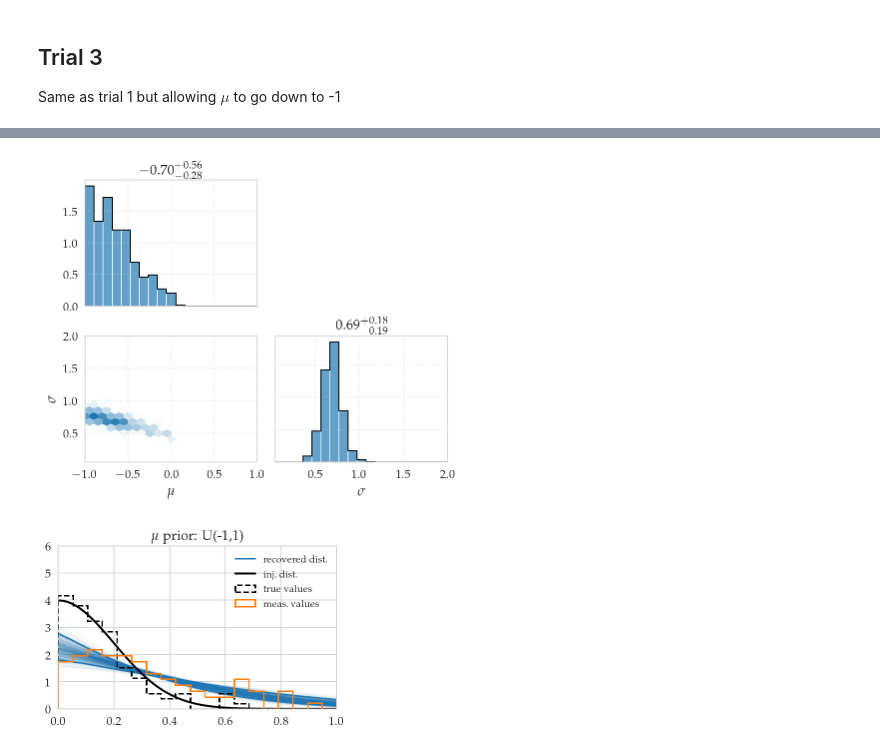
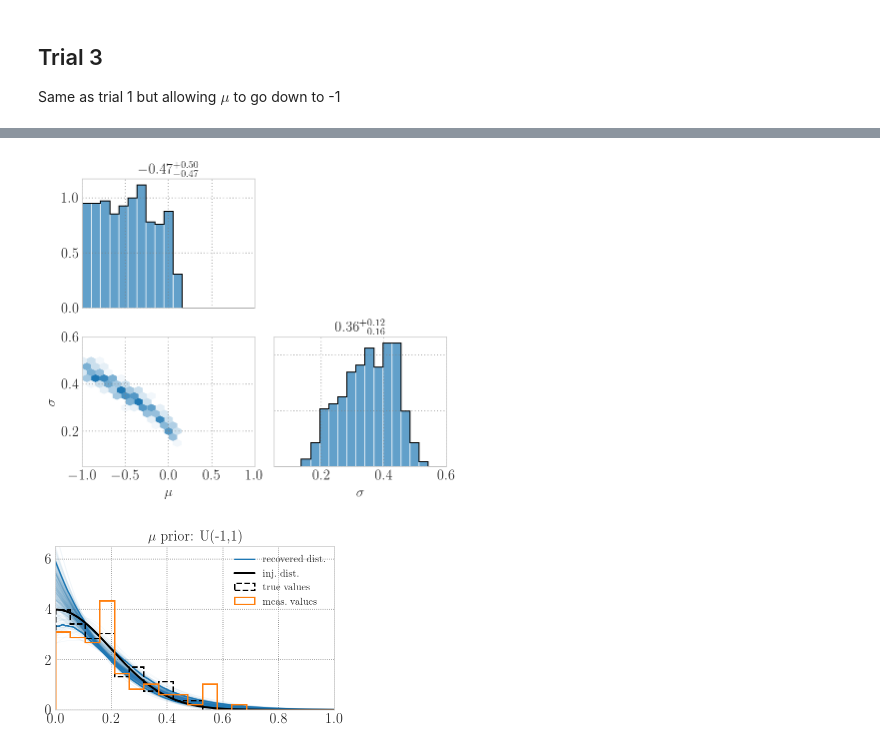
Before and after one commit to simonajmiller/gaussian_fitting, a Jupyter notebook: half_gaussian_fitting.ipynb, the cells around one changed output, grey strips where cells are left out. Cells and saved outputs as stored; diff of their text form; code cells hidden in the pictures.

```diff
--- a/half_gaussian_fitting.ipynb
+++ b/half_gaussian_fitting.ipynb
@@ -54,7 +54,7 @@ plt.show()
 Go from true values to measured values
 # %%
 sigma_meas=0.1 # measurement error (small)
-measured_values = true_values + np.random.normal(loc=true_values, scale=sigma_meas)
+measured_values = np.random.normal(loc=true_values, scale=sigma_meas)
 # %%
 plt.figure(figsize=(5,3))
 plt.hist(true_values, density=True, bins=np.linspace(min(measured_values), max(measured_values), 20), alpha=0.7)
@@ -432,18 +444,18 @@ plt.show()
 # %%
 # Cornerplot of processed chains
 
 fig = plt.figure(figsize=(6,5))
 
 toPlot = {
     "mu_chi":{"data":chainProcessed3[:,0], "plot_bounds":(-1,1), "label":r"$\mu$"},
-    "sigma_chi":{"data":chainProcessed3[:,1], "plot_bounds":(0.05,2), "label":r"$\sigma$" },
+    "sigma_chi":{"data":chainProcessed3[:,1], "plot_bounds":(0.05,0.6), "label":r"$\sigma$" },
 }
 
 corner.plot_corner(fig,toPlot,'#1f78b4',labelsize=14)
 plt.tight_layout()
 plt.show()
 # %% [output]
-[figure, old version]
+[figure, new version]
 # %%
 # Trace plot
 
@@ -466,7 +478,7 @@ plt.title(r'$\mu$ prior: U(-1,1)', fontsize=14)
 plt.legend(fontsize=10)
 
 plt.xlim(0,1)
-plt.ylim(0,6)
+plt.ylim(0,6.5)
 plt.show()
 # %% [output]
-[figure, old version]
+[figure, new version]
```
Also changed, not shown: parts of 20 cells of this notebook.
